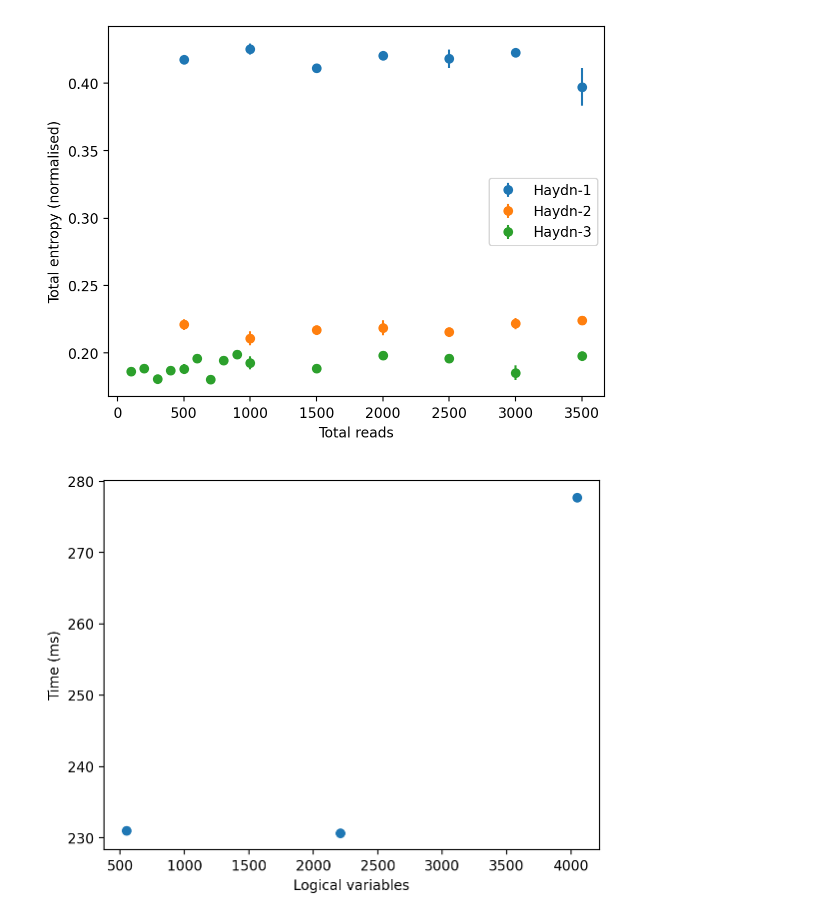
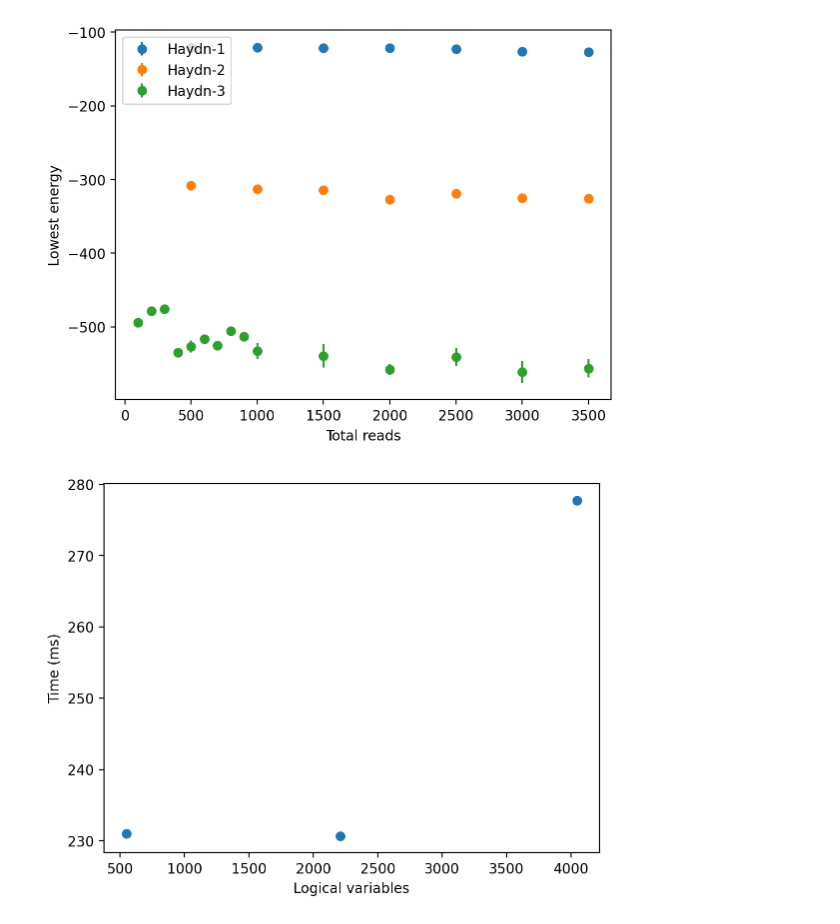
Before and after one commit to KirbyZX/PHYS4213, a Jupyter notebook: Code/Scaling.ipynb, the cells around one changed output. Drawn from its saved outputs; the diff is of its cells as text; code cells hidden in the pictures.

```diff
--- a/Code/Scaling.ipynb
+++ b/Code/Scaling.ipynb
@@ -36,36 +36,36 @@ def plotNormalisedReads(path: str, parameter: str):
     means = []
     stderr = []
 
     for r in range:
         query = data.query(f"`Total reads` == {r}")[parameter]
         means.append(np.mean(query) / variables) # Normalise by number of variables
         stderr.append(np.std(query) / np.sqrt(len(query)) / variables)
 
     plt.errorbar(range, means, yerr=stderr, fmt='o', label=i)
     plt.xlabel("Total reads")
     plt.ylabel(f"{parameter} (normalised)")
 
 for i in identifiers:
     path = f"../Pickles/{i}/{i}_"
 
     bqm = BinaryQuadraticModel.from_serializable(json.load(open(path + "bqm.json", "r")))
     embedding = json.load(open(path + "embedding.json", "r"))
 
     bqms.append(bqm)
     embeddings.append(embedding)
 
     variables = len(bqm.linear)
     qubits = sum(len(i) for i in embedding.values())
 
-    plotNormalisedReads(path, "Total entropy")
+    #plotNormalisedReads(path, "Lowest energy")
 
-    #plotCSV(path+"qa-reads.csv", "Total reads", "Total entropy", label=i)
+    plotCSV(path+"qa-reads.csv", "Total reads", "Lowest energy", label=i)
 
 #plt.ylim(-1,0)
 plt.legend()
 plt.show()
 # %% [output]
-[figure, old version]
+[figure, new version]
 # %%
 def plotTimeVariables(filename: str, identifiers: list[str], reads: int = 1000):
 
```
Also changed, not shown: 3 other files.
